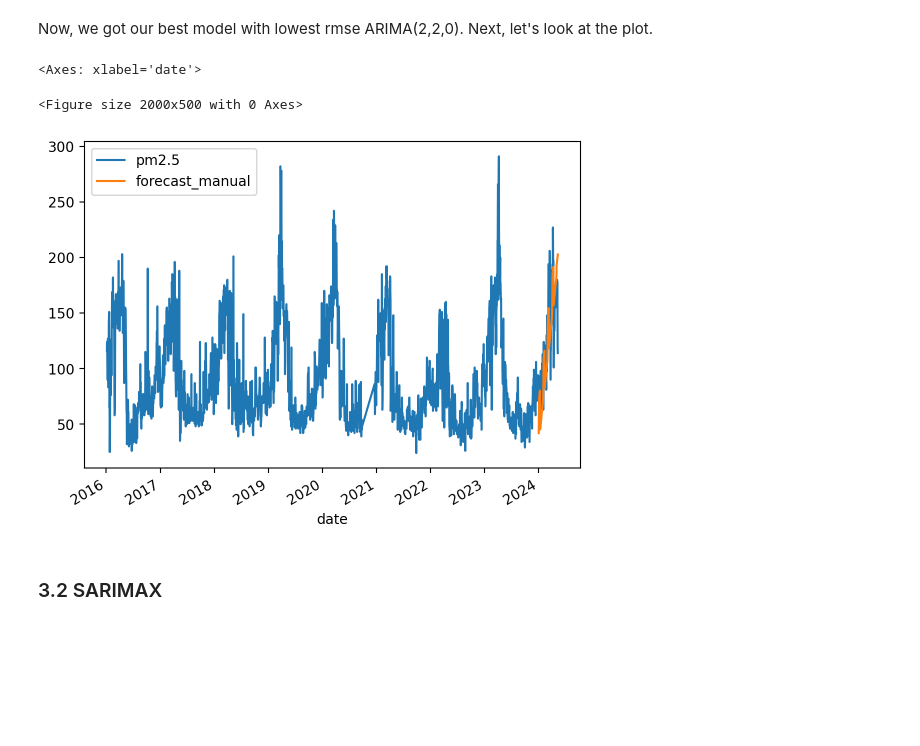
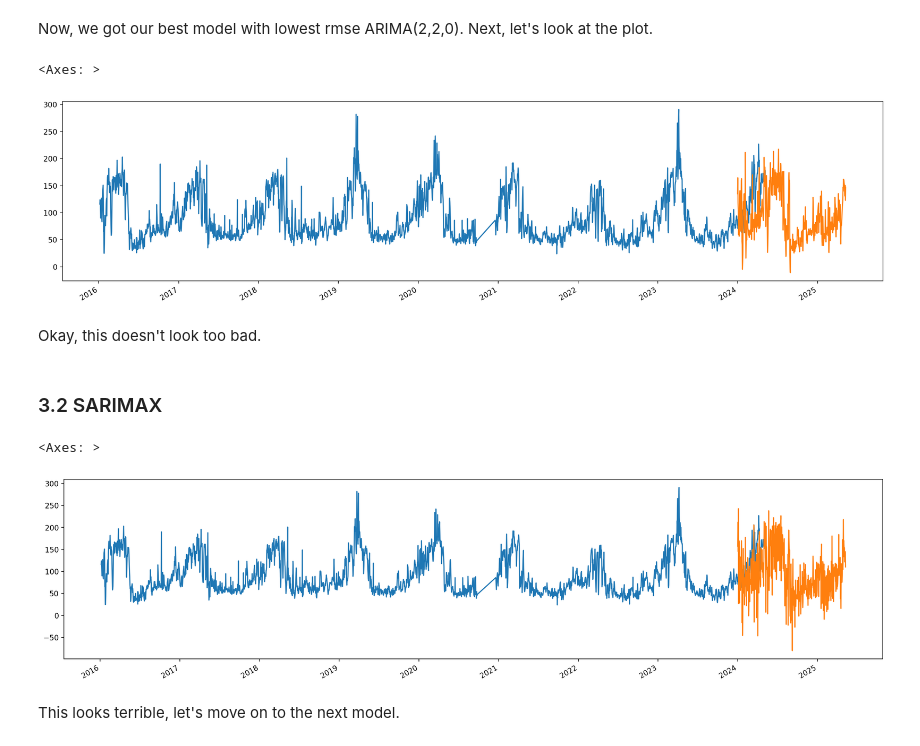
Before and after one commit to waritkan/Chiangmai_PM2.5_Forcasting, a Jupyter notebook: Chiangmai_PM2_5_Forcasting.ipynb, the cells around one changed output. Drawn from its saved outputs; the diff is of its cells as text; code cells hidden in the pictures; blank space fills up the shorter version.

```diff
--- a/Chiangmai_PM2_5_Forcasting.ipynb
+++ b/Chiangmai_PM2_5_Forcasting.ipynb
@@ -200,18 +201,41 @@ Best d value: 2 (RMSE: 29.081158656860342)
 # %% [markdown]
 Now, we got our best model with lowest rmse ARIMA(2,2,0). Next, let's look at the plot.
 # %%
-model = ARIMA(df_train, order=(2, 2, 0))
-result = model.fit()
-forecast = result.forecast(len(df_test))
-ARIMA_rmse = np.sqrt(mean_squared_error(df_test, forecast))
+new_dates = pd.date_range(start='2024-05-10', periods=365)
+new_df = pd.DataFrame(index=new_dates)
+df = pd.concat([df, new_df])
 
-df['forecast_manual'] = [None]*len(df_train) + list(forecast)
+arima = ARIMA(df_train, order=(2, 2, 0))
+arima_result = arima.fit()
+arima_forecast_rmse = arima_result.predict(start=1 ,end=len(df_test))
+arima_forecast = arima_result.predict(start=1 ,end=(len(df_test)+365))
+ARIMA_rmse = np.sqrt(mean_squared_error(df_test, arima_forecast_rmse))
+df['ARIMA_forecast'] = [None]*len(df_train) + list(arima_forecast)
 
 plt.figure(figsize = (20,5))
-df.plot()
+df['pm2.5'].plot()
+df['ARIMA_forecast'].plot()
 # %% [output]
-<Axes: xlabel='date'>
+<Axes: >
-<Figure size 2000x500 with 0 Axes>
-[figure, old version]
+[figure, new version]
+# %% [markdown]
+Okay, this doesn't look too bad.
 # %% [markdown]
 ### 3.2 SARIMAX
+# %%
+sarimax = SARIMAX(df_train, order=(2, 2, 0), seasonal_order=(2, 2, 0, 12))
+sarimax_result = sarimax.fit(optimized=True)
+sarimax_forecast_rmse = sarimax_result.predict(start=1 ,end=len(df_test))
+sarimax_forecast = sarimax_result.predict(start=1 ,end=(len(df_test)+365))
+sarimax_rmse = np.sqrt(mean_squared_error(df_test, sarimax_forecast_rmse))
+
+df['SARIMAX_forecast'] = [None]*len(df_train) + list(sarimax_forecast)
+
+plt.figure(figsize = (20,5))
+df['pm2.5'].plot()
+df['SARIMAX_forecast'].plot()
+# %% [output]
+<Axes: >
+[figure, added]
+# %% [markdown]
+This looks terrible, let's move on to the next model.
```
Also changed, not shown: parts of 4 cells of this notebook.
